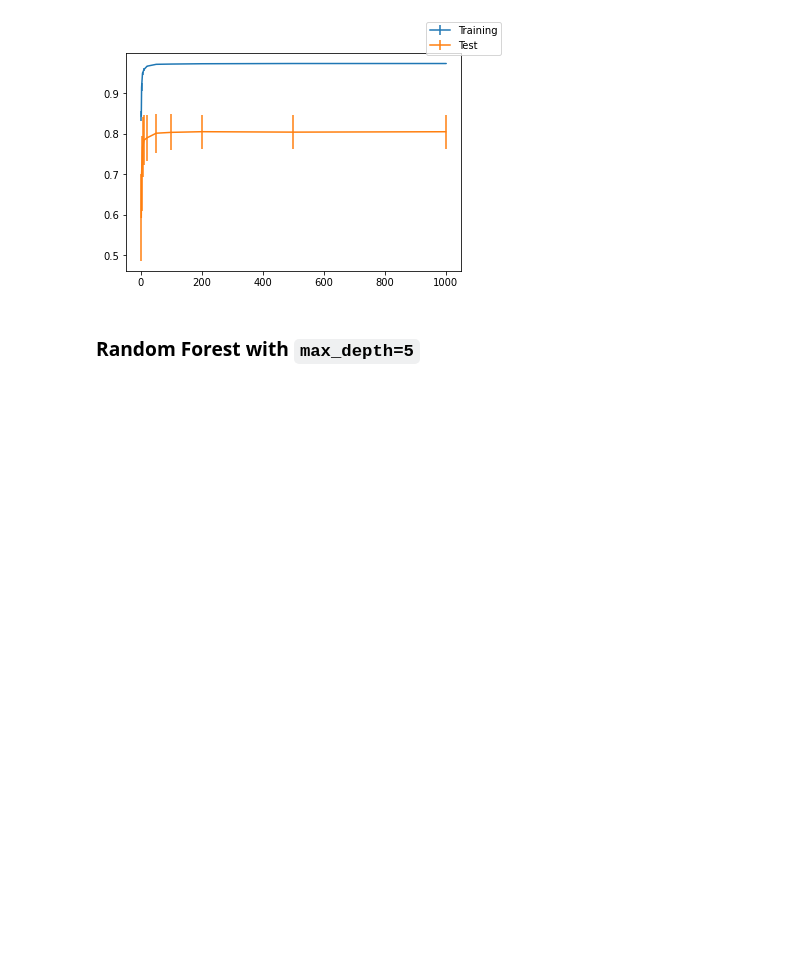
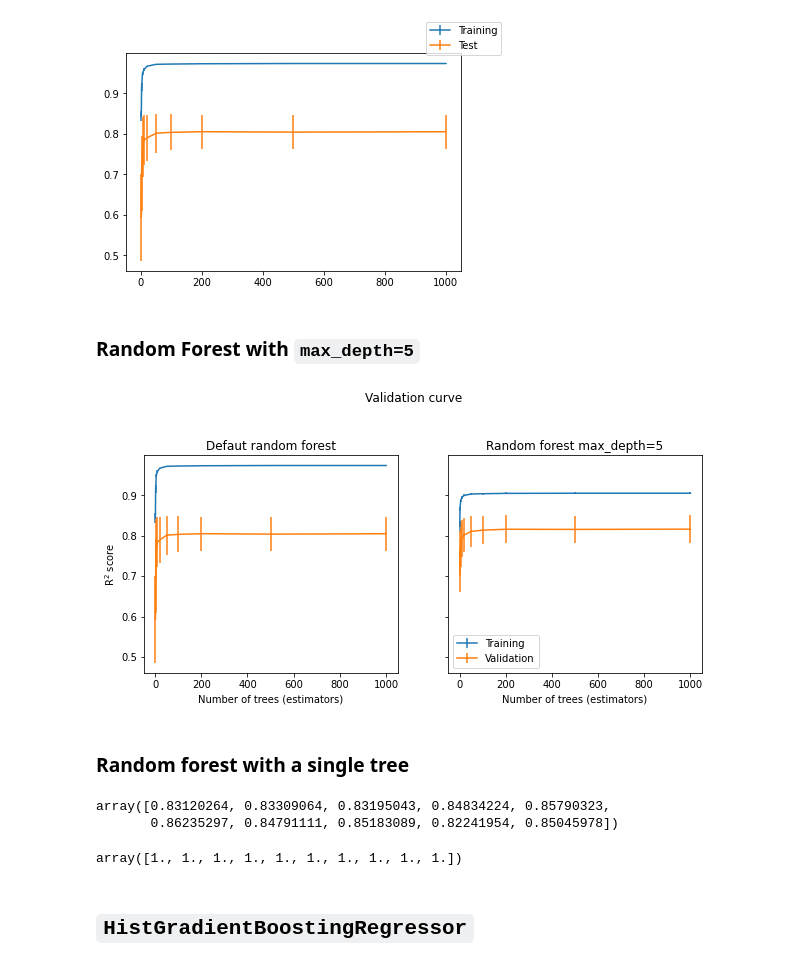
Before and after one commit to aageo25/scikit-learn-mooc, a Jupyter notebook: wrapup-6.ipynb, the cells around one changed output. Saved outputs shown, nothing was run; the diff lists cells and outputs as text; code cells hidden in the pictures; blank space fills up the shorter version.

```diff
--- a/wrapup-6.ipynb
+++ b/wrapup-6.ipynb
@@ -123,3 +123,77 @@ fig.legend()
 [figure]
 # %% [markdown]
 ### Random Forest with `max_depth=5`
+# %%
+model_shallow = RandomForestRegressor(max_depth=5, random_state=0)
+# %%
+train_scores_shallow, validation_scores_shallow = validation_curve(
+    model_shallow, data, target,
+    param_name=param_name, param_range=param_range,
+    cv=10,
+)
+# %%
+fig, axs = plt.subplots(
+    ncols=2, sharex=True, sharey=True, figsize=(10,4)
+)
+
+# rf train score
+axs[0].errorbar(
+    param_range,
+    train_scores.mean(axis=1),
+    yerr=train_scores.std(axis=1),
+    label='Training',
+)
+# rf validation score
+axs[0].errorbar(
+    param_range,
+    validation_scores.mean(axis=1),
+    yerr=validation_scores.std(axis=1),
+    label='Validation'
+
+)
+axs[0].set_title('Defaut random forest')
+axs[0].set_xlabel('Number of trees (estimators)')
+axs[0].set_ylabel(r'R$^2$ score')
+
+# rf_shallow train score
+axs[1].errorbar(
+    param_range,
+    train_scores_shallow.mean(axis=1),
+    yerr=train_scores_shallow.std(axis=1),
+    label="Training",
+)
+# rf_shallow validation score
+axs[1].errorbar(
+    param_range,
+    validation_scores_shallow.mean(axis=1),
+    yerr=validation_scores_shallow.std(axis=1),
+    label='Validation',
+)
+axs[1].set_title('Random forest max_depth=5')
+axs[1].set_xlabel('Number of trees (estimators)')
+
+plt.legend()
+_ = fig.suptitle('Validation curve', y=1.1)
+# %% [output]
+[figure, added]
+# %% [markdown]
+### Random forest with a single tree
+# %%
+rf_1_tree = RandomForestRegressor(n_estimators=1, random_state=0)
+cv_results_tree = cross_validate(
+    rf_1_tree, data, target, cv=10, return_train_score=True
+)
+cv_results_tree['train_score']
+# %% [output]
+array([0.83120264, 0.83309064, 0.83195043, 0.84834224, 0.85790323,
+       0.86235297, 0.84791111, 0.85183089, 0.82241954, 0.85045978])
+# %%
+tree = DecisionTreeRegressor(random_state=0)
+cv_results_tree = cross_validate(
+    tree, data, target, cv=10, return_train_score=True
+)
+cv_results_tree["train_score"]
+# %% [output]
+array([1., 1., 1., 1., 1., 1., 1., 1., 1., 1.])
+# %% [markdown]
+## `HistGradientBoostingRegressor`
```
Also changed, not shown: parts of 5 cells of this notebook, 14 other files.
